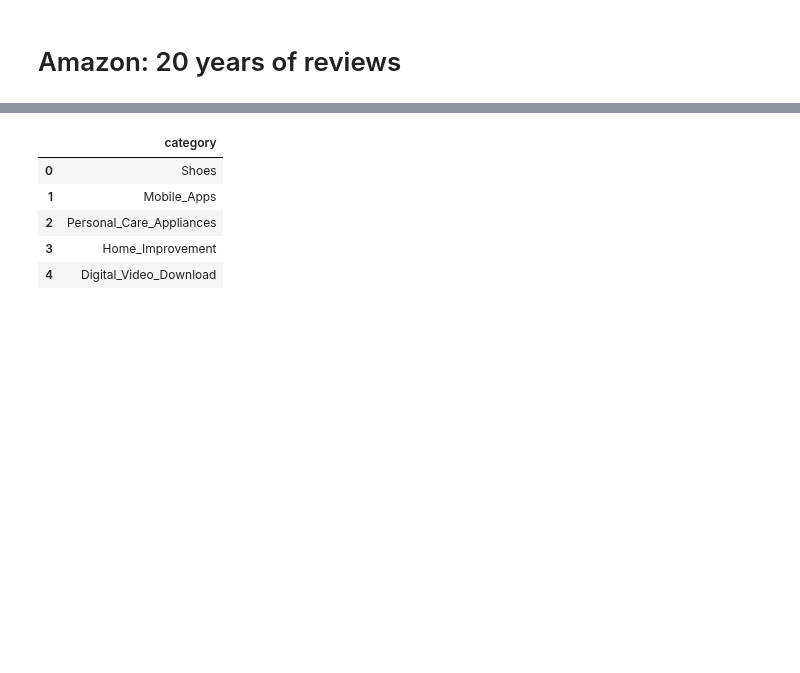
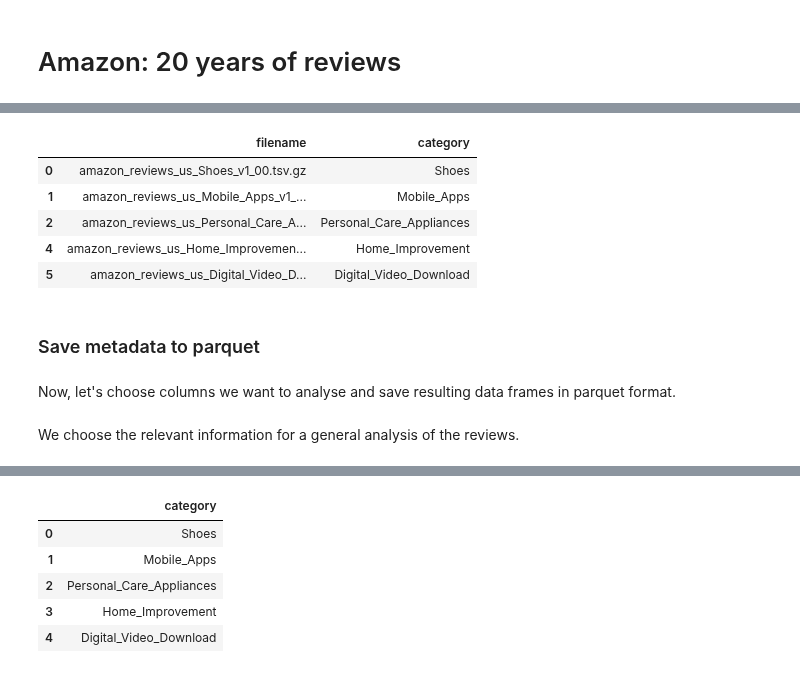
Before and after one commit to pjuda/ada-project, a Jupyter notebook: amazon-project.ipynb, the cells around one changed output, grey strips where cells are left out. Cells and saved outputs as stored; diff of their text form; code cells hidden in the pictures; blank space fills up the shorter version.

```diff
--- a/amazon-project.ipynb
+++ b/amazon-project.ipynb
@@ -2,0 +17,6 @@
+# %%
+# Directory of the .tsv.gz files (original dataset approx. 33G)
+DATA_DIR = './data/'
+
+# Directory of the reduced datasets in parquet format (approx. 2.6 GB)
+PARQUET_DIR = './parquet/'
@@ -2,0 +56,10 @@
+# %%
+# Get list of all files in DATA_DIR
+review_files = []
+for (dirpath, dirnames, filenames) in walk(DATA_DIR):
+    review_files.extend(filenames)
+    break
+
+# Put them in a DataFrame
+df_all_reviews = pd.DataFrame({'filename' : review_files})
+df_all_reviews.head()
@@ -2,0 +75,4 @@
+# %%
+# Filter out only US reviews
+df_us_reviews = df_all_reviews[df_all_reviews.filename.str.contains("_us_")].copy()
+df_us_reviews.head()
@@ -2,0 +86,15 @@
+# %%
+# Find category name
+df_us_reviews['category'] = df_us_reviews['filename'].apply(lambda s: re.search(r'us_(.*?)_v', s).group(1)).head()
+df_us_reviews.head()
+# %% [output]
+|  | filename | category |
+| 0 | amazon_reviews_us_Shoes_v1_00.tsv.gz | Shoes |
+| 1 | amazon_reviews_us_Mobile_Apps_v1_... | Mobile_Apps |
+| 2 | amazon_reviews_us_Personal_Care_A... | Personal_Care_Appliances |
+| 4 | amazon_reviews_us_Home_Improvemen... | Home_Improvement |
+| 5 | amazon_reviews_us_Digital_Video_D... | Digital_Video_Download |
+# %% [markdown]
+### Save metadata to parquet
+# %% [markdown]
+Now, let's choose columns we want to analyse and save resulting data frames in parquet format.
@@ -2,0 +122,2 @@
+# %% [markdown]
+We choose the relevant information for a general analysis of the reviews.
```
Also changed, not shown: parts of 35 cells of this notebook.
